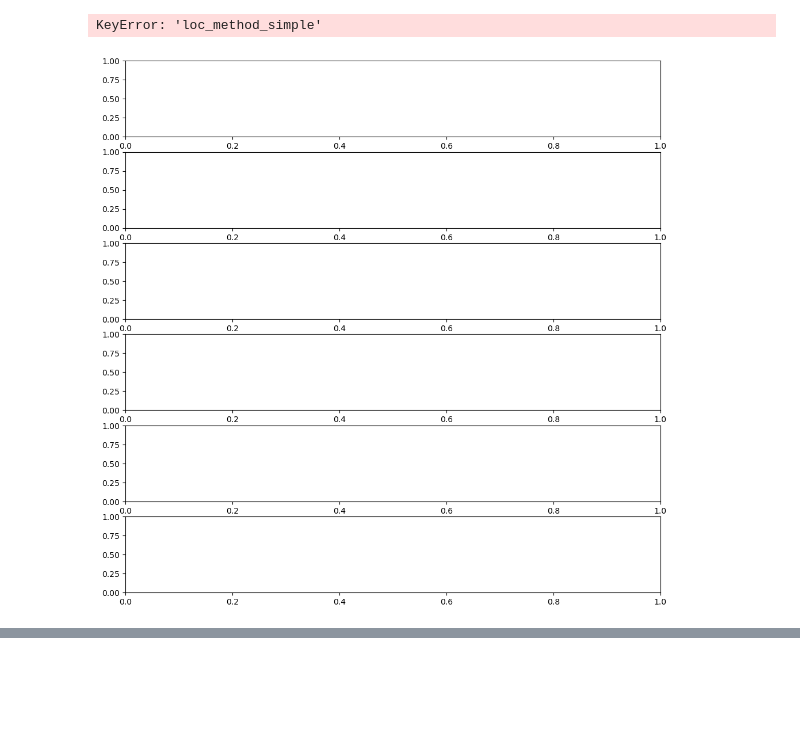
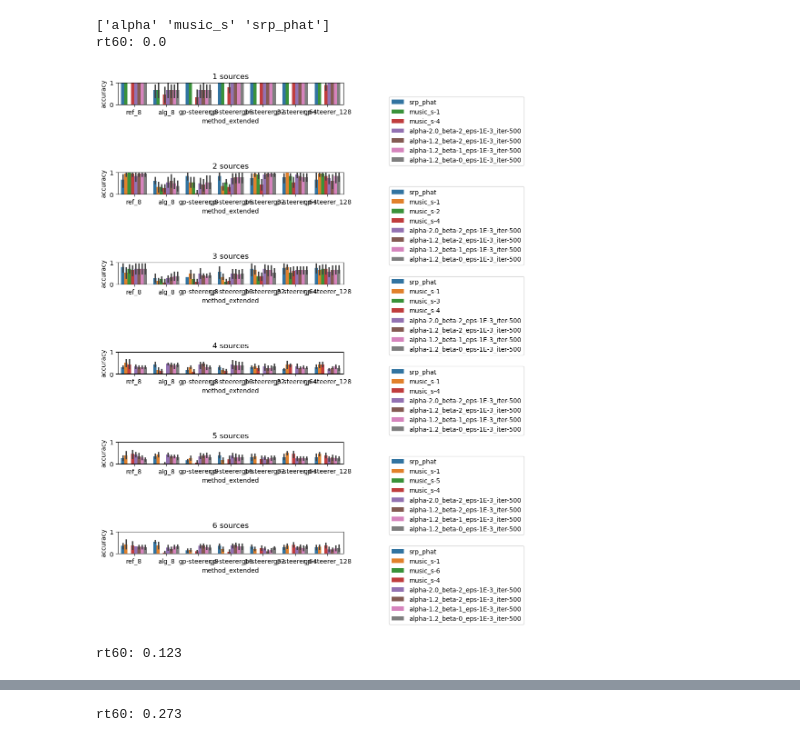
Before and after one commit to Chutlhu/shamans, a Jupyter notebook: analysize_results_exp3.ipynb, the cells around one changed output, grey strips where cells are left out. Cells and saved outputs as stored; diff of their text form; code cells hidden in the pictures; blank space fills up the shorter version.

```diff
--- a/analysize_results_exp3.ipynb
+++ b/analysize_results_exp3.ipynb
@@ -19,7 +19,7 @@ def merge_csvs_and_get_dataframe(exp_id, path_to_results):
 # %%
 # load data
 exp_id = 3
-path_to_results = Path('results/')
+path_to_results = Path('results_/')
 exp_df = merge_csvs_and_get_dataframe(exp_id, path_to_results)
 # %%
 # compute accuracy and recall for each doas estimated by each method within a threshold of 10 degrees
@@ -68,3 +100,10 @@ df_merge = exp_df.merge(df_thresholds, on=['frame_id', 'method_id'])
+# %%
+best_seed = 666
+# rename ref_8 and alg_6 to ref and alg
+df_merge['sv_model'] = df_merge['sv_model'].str.replace('ref_8', 'ref')
+df_merge['sv_model'] = df_merge['sv_model'].str.replace('alg_8', 'alg')
+df_merge.loc[df_merge['sv_model'] == 'ref', 'seed'] = 666
+df_merge.loc[df_merge['sv_model'] == 'alg', 'seed'] = 666
 # %%
 print('accuracy for 5 degree, the higher the better')
 df_pivot = df_merge[
@@ -101,43 +139,58 @@ accuracy for 5 degree, the higher the better
 # %%
 n_max_sources = np.max(df_merge['n_sources'])
 loc_methods = np.unique(df_merge['loc_method'])
 sv_methods = np.unique(df_merge['sv_method'])
+rt60_choices = np.unique(df_merge['rt60'])
 
-fig, axarr = plt.subplots(n_max_sources, 1, figsize=(12, 12))
 
-# df_merge['loc_method_simple'] = df_merge['loc_method'].apply(lambda x: x.split('-')[0])
+df_merge['loc_method_simple'] = df_merge['loc_method'].apply(lambda x: x.split('-')[0])
 
 print(df_merge['loc_method_simple'].unique())
 
-for i, n_sources in enumerate(range(n_max_sources)):
-    # for j, loc_method in enumerate(loc_methods):
+thr = 10
+
+for rt60 in rt60_choices:
+    print(f'rt60: {rt60}')
+
+    fig, axarr = plt.subplots(n_max_sources, 1, figsize=(12, 12))
+    for i, n_sources in enumerate(range(n_max_sources)):
+        algos = [
+            'srp_phat',
+            'music_s-1',
+            'music_s-{}'.format(n_sources+1),
+            'music_s-4',
+            'alpha-2.0_beta-2_eps-1E-3_iter-500',
+            'alpha-1.2_beta-2_eps-1E-3_iter-500',
+            'alpha-1.2_beta-1_eps-1E-3_iter-500',
+            'alpha-1.2_beta-0_eps-1E-3_iter-500',
+            ]
 
         df_ = df_merge[
-                (df_merge['seed'] == 13)
-            & (df_merge['threshold'] == 10)
+            (df_merge['seed'] == best_seed)
+            & (df_merge['threshold'] == thr)
             & (df_merge['n_sources'] == n_sources+1)
             & (df_merge['record_id'] == 's0')
-            & (df_merge['duration'] == 0.5)
-            # & (df_merge['loc_method_simple'].isin(['srp_phat', 'music', 'alpha']))
+            & (df_merge['loc_method'].isin(algos))
         ]
 
         df_ = df_.assign(method_extended=df_['sv_method'] + '_' + df_['nObs'].astype(str))
 
-        sns.barplot(
+        ax = sns.barplot(
             data=df_,
             x='method_extended',
             y='accuracy',
             hue='loc_method',
-            # y='mean_error',
+            hue_order=algos,
             ax=axarr[i],
         )
+        ax.set_ylim([0, 1])
         # place legend above plot
-        if i == 0:
-            axarr[i].legend(loc='upper center', bbox_to_anchor=(0.5, 1.5), ncol=4)
-        else:
-            axarr[i].get_legend().remove()
+        axarr[i].legend(loc='upper center', bbox_to_anchor=(1.5, 0.5), ncol=1)
         axarr[i].set_title(f'{n_sources+1} sources')
-plt.tight_layout()
+    plt.tight_layout()
+    plt.show()
 # %% [output]
-KeyError: 'loc_method_simple'
+['alpha' 'music_s' 'srp_phat']
+rt60: 0.0
-[figure, old version]
+[figure, new version]
+rt60: 0.123
@@ -143,0 +198 @@ KeyError: 'loc_method_simple'
+rt60: 0.273
```
Also changed, not shown: parts of 3 cells of this notebook, 3 other files.
